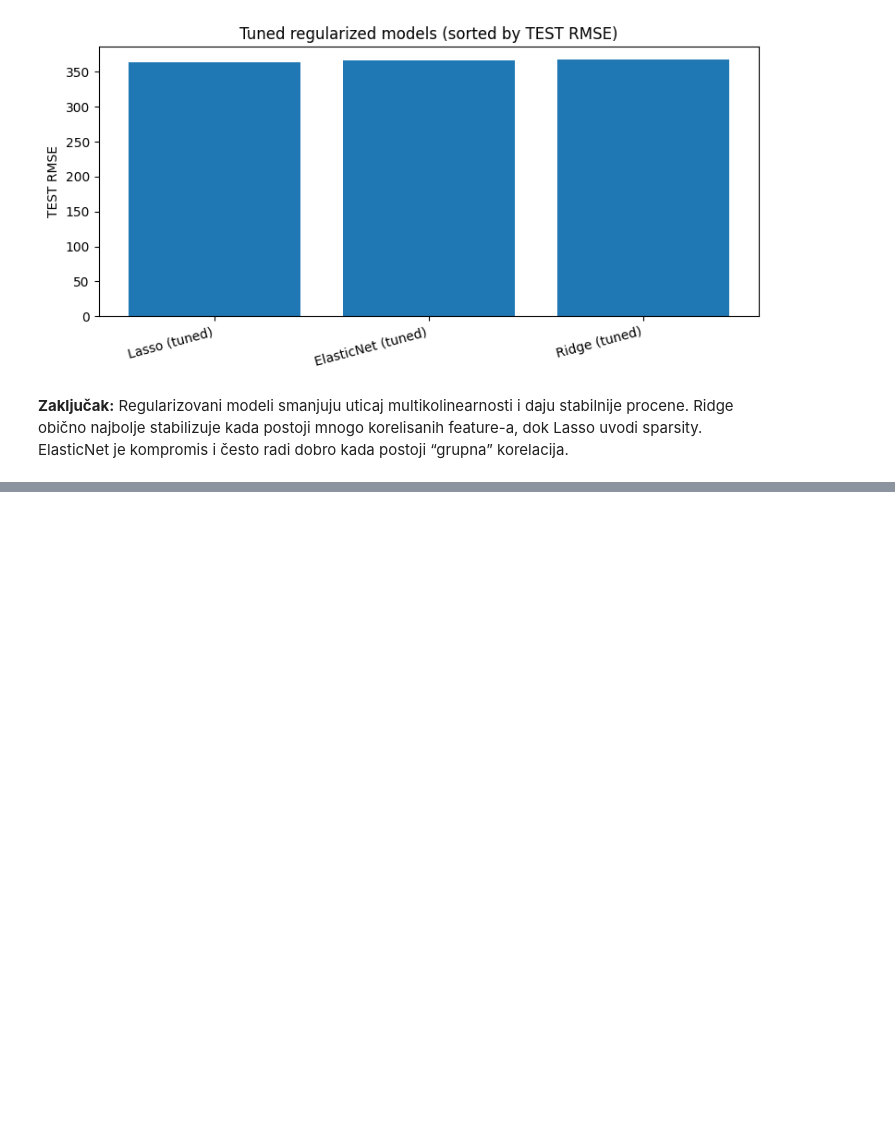
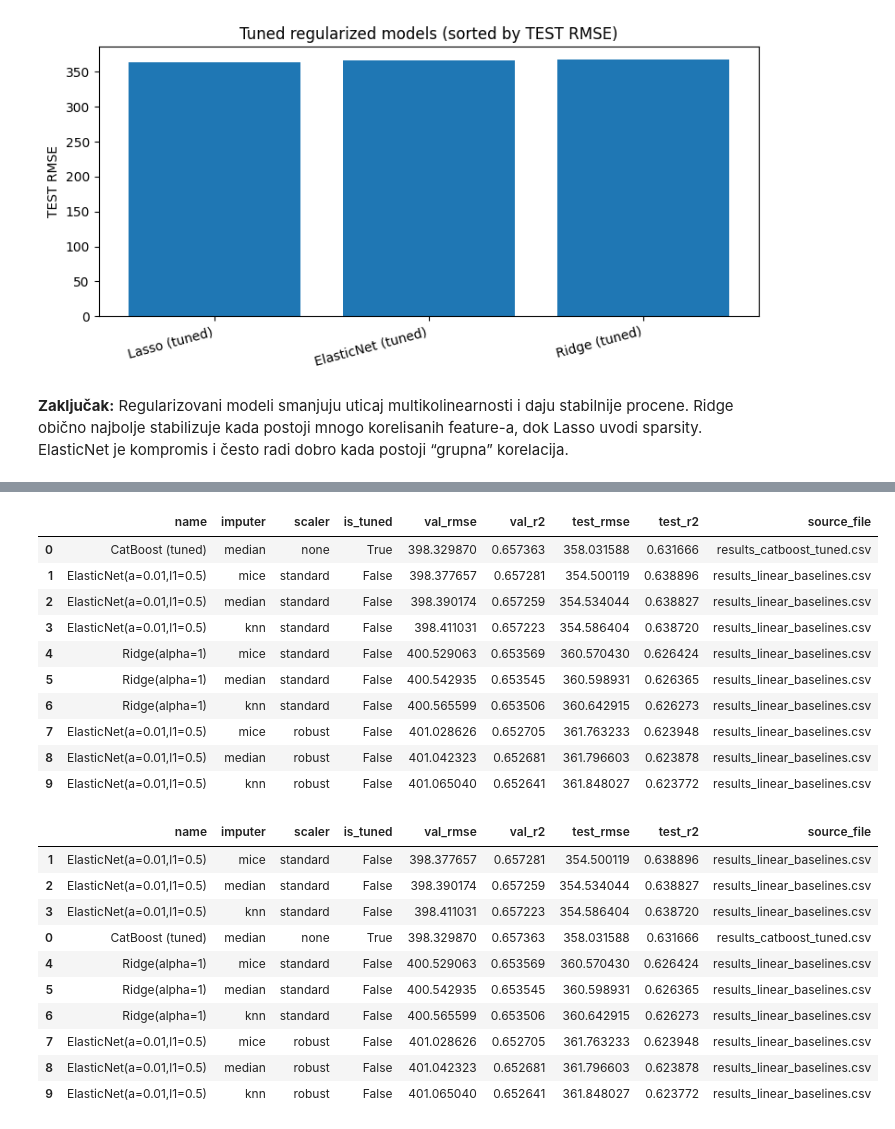
Before and after one commit to vladimircajka5/PROJEKAT_NANS, a Jupyter notebook: Predikcija stope nasilnog kriminala.ipynb, the cells around one changed output, grey strips where cells are left out. Drawn from its saved outputs; the diff is of its cells as text; code cells hidden in the pictures; blank space fills up the shorter version.

```diff
--- a/Predikcija stope nasilnog kriminala.ipynb
+++ b/Predikcija stope nasilnog kriminala.ipynb
@@ -305,0 +538,9 @@ ElasticNet je kompromis i često radi dobro kada postoji “grupna” korelacija
+# %%
+df_best = pd.read_csv(CSV_DIR / "best_per_model.csv")
+df_lead = pd.read_csv(CSV_DIR / "leaderboard_all.csv")
+
+display(df_best.sort_values("test_rmse"))   # najbolje po TEST RMSE
+cols = ["name","imputer","scaler","is_tuned","val_rmse","val_r2","test_rmse","test_r2","source_file"]
+display(df_lead.sort_values(["val_rmse","test_rmse"])[cols].head(10))
+display(df_lead.sort_values(["test_rmse","val_rmse"])[cols].head(10))
+# %% [output]
@@ -305,0 +556,22 @@ ElasticNet je kompromis i često radi dobro kada postoji “grupna” korelacija
+|  | name | imputer | scaler | is_tuned | val_rmse | val_r2 | test_rmse | test_r2 | source_file |
+| 0 | CatBoost (tuned) | median | none | True | 398.329870 | 0.657363 | 358.031588 | 0.631666 | results_catboost_tuned.csv |
+| 1 | ElasticNet(a=0.01,l1=0.5) | mice | standard | False | 398.377657 | 0.657281 | 354.500119 | 0.638896 | results_linear_baselines.csv |
+| 2 | ElasticNet(a=0.01,l1=0.5) | median | standard | False | 398.390174 | 0.657259 | 354.534044 | 0.638827 | results_linear_baselines.csv |
+| 3 | ElasticNet(a=0.01,l1=0.5) | knn | standard | False | 398.411031 | 0.657223 | 354.586404 | 0.638720 | results_linear_baselines.csv |
+| 4 | Ridge(alpha=1) | mice | standard | False | 400.529063 | 0.653569 | 360.570430 | 0.626424 | results_linear_baselines.csv |
+| 5 | Ridge(alpha=1) | median | standard | False | 400.542935 | 0.653545 | 360.598931 | 0.626365 | results_linear_baselines.csv |
+| 6 | Ridge(alpha=1) | knn | standard | False | 400.565599 | 0.653506 | 360.642915 | 0.626273 | results_linear_baselines.csv |
+| 7 | ElasticNet(a=0.01,l1=0.5) | mice | robust | False | 401.028626 | 0.652705 | 361.763233 | 0.623948 | results_linear_baselines.csv |
+| 8 | ElasticNet(a=0.01,l1=0.5) | median | robust | False | 401.042323 | 0.652681 | 361.796603 | 0.623878 | results_linear_baselines.csv |
+| 9 | ElasticNet(a=0.01,l1=0.5) | knn | robust | False | 401.065040 | 0.652641 | 361.848027 | 0.623772 | results_linear_baselines.csv |
+|  | name | imputer | scaler | is_tuned | val_rmse | val_r2 | test_rmse | test_r2 | source_file |
+| 1 | ElasticNet(a=0.01,l1=0.5) | mice | standard | False | 398.377657 | 0.657281 | 354.500119 | 0.638896 | results_linear_baselines.csv |
+| 2 | ElasticNet(a=0.01,l1=0.5) | median | standard | False | 398.390174 | 0.657259 | 354.534044 | 0.638827 | results_linear_baselines.csv |
+| 3 | ElasticNet(a=0.01,l1=0.5) | knn | standard | False | 398.411031 | 0.657223 | 354.586404 | 0.638720 | results_linear_baselines.csv |
+| 0 | CatBoost (tuned) | median | none | True | 398.329870 | 0.657363 | 358.031588 | 0.631666 | results_catboost_tuned.csv |
+| 4 | Ridge(alpha=1) | mice | standard | False | 400.529063 | 0.653569 | 360.570430 | 0.626424 | results_linear_baselines.csv |
+| 5 | Ridge(alpha=1) | median | standard | False | 400.542935 | 0.653545 | 360.598931 | 0.626365 | results_linear_baselines.csv |
+| 6 | Ridge(alpha=1) | knn | standard | False | 400.565599 | 0.653506 | 360.642915 | 0.626273 | results_linear_baselines.csv |
+| 7 | ElasticNet(a=0.01,l1=0.5) | mice | robust | False | 401.028626 | 0.652705 | 361.763233 | 0.623948 | results_linear_baselines.csv |
+| 8 | ElasticNet(a=0.01,l1=0.5) | median | robust | False | 401.042323 | 0.652681 | 361.796603 | 0.623878 | results_linear_baselines.csv |
+| 9 | ElasticNet(a=0.01,l1=0.5) | knn | robust | False | 401.065040 | 0.652641 | 361.848027 | 0.623772 | results_linear_baselines.csv |
```
Also changed, not shown: parts of 19 cells of this notebook.
